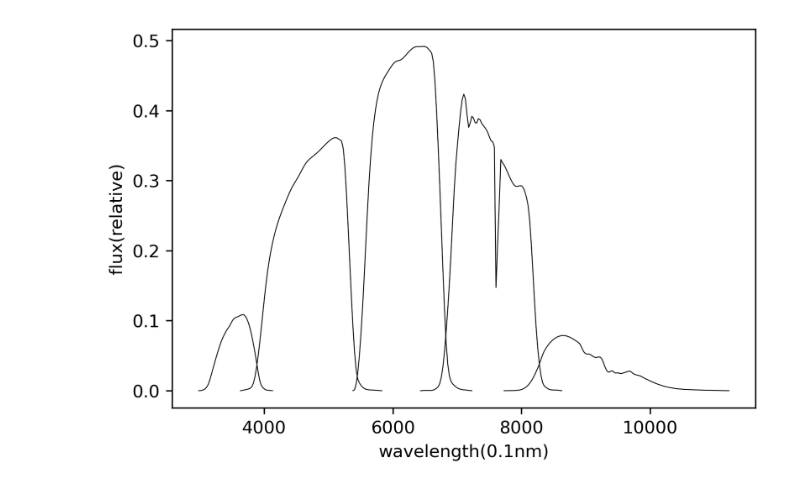
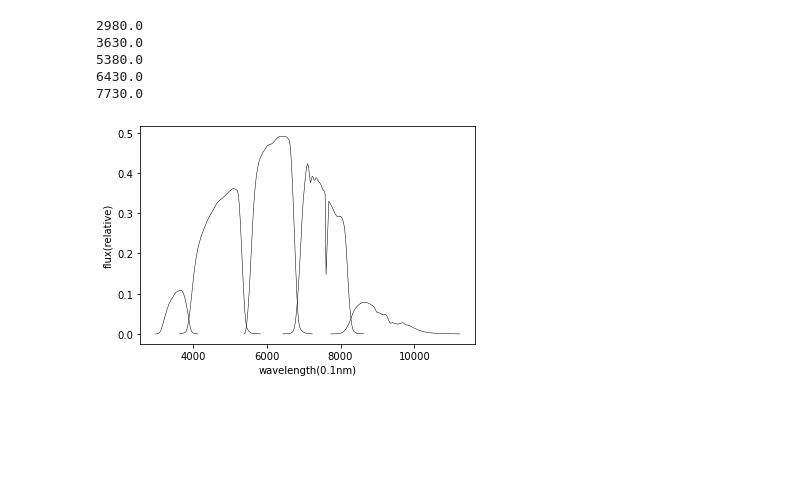
Before and after one commit to haifengchengguang/astronomy_ugriz, a Jupyter notebook: ugriz1.ipynb, the cells around one changed output. Saved outputs shown, nothing was run; the diff lists cells and outputs as text; code cells hidden in the pictures; blank space fills up the shorter version.

```diff
--- a/ugriz1.ipynb
+++ b/ugriz1.ipynb
@@ -1,18 +1,25 @@
 # %%
 from astropy.io import fits
 import numpy as np
 import matplotlib.pyplot as plt
 hdu = fits.open('filter_curves.fits')
 def printugriz1(ii):
     hdu_x=hdu[ii].data
     flux=hdu_x.field(1)
+    point=hdu_x[0]
+    print(point[0])
     wavelength=hdu_x.field(0)
     xi=wavelength
     yi=flux
     plt.plot(xi,yi,'',color = 'black',linewidth=0.5)
     plt.xlabel('wavelength(0.1nm)')
     plt.ylabel('flux(relative)')
 for i in range(1,6):
     printugriz1(i)
 # %% [output]
+2980.0
+3630.0
+5380.0
+6430.0
+7730.0
-[figure, old version]
+[figure, new version]
```
Also changed, not shown: 1 other file.
